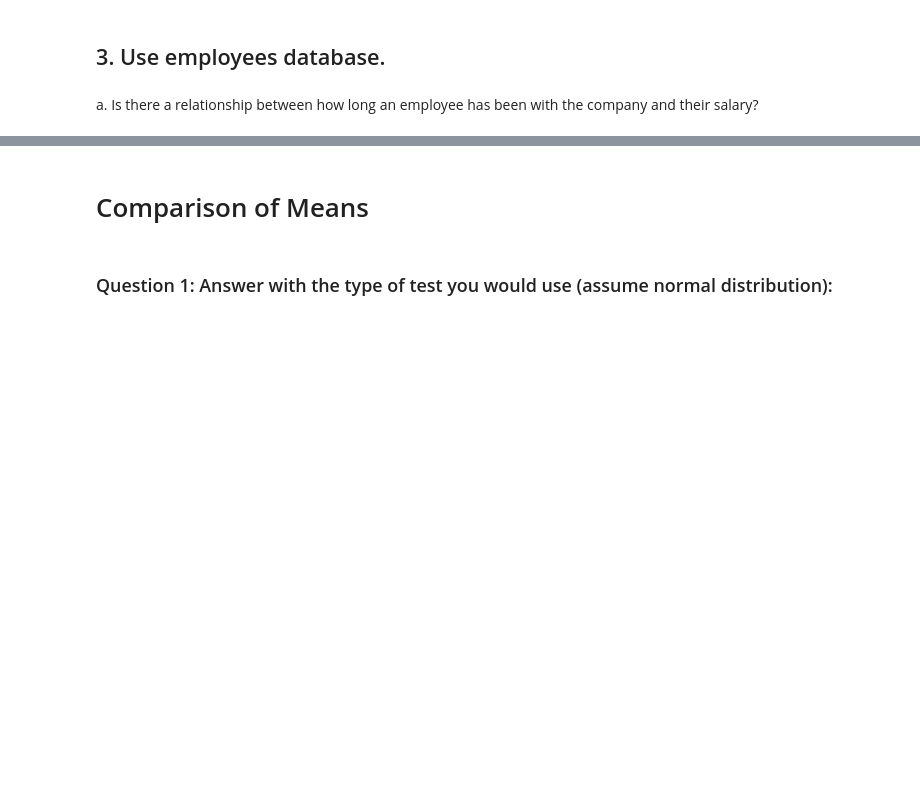
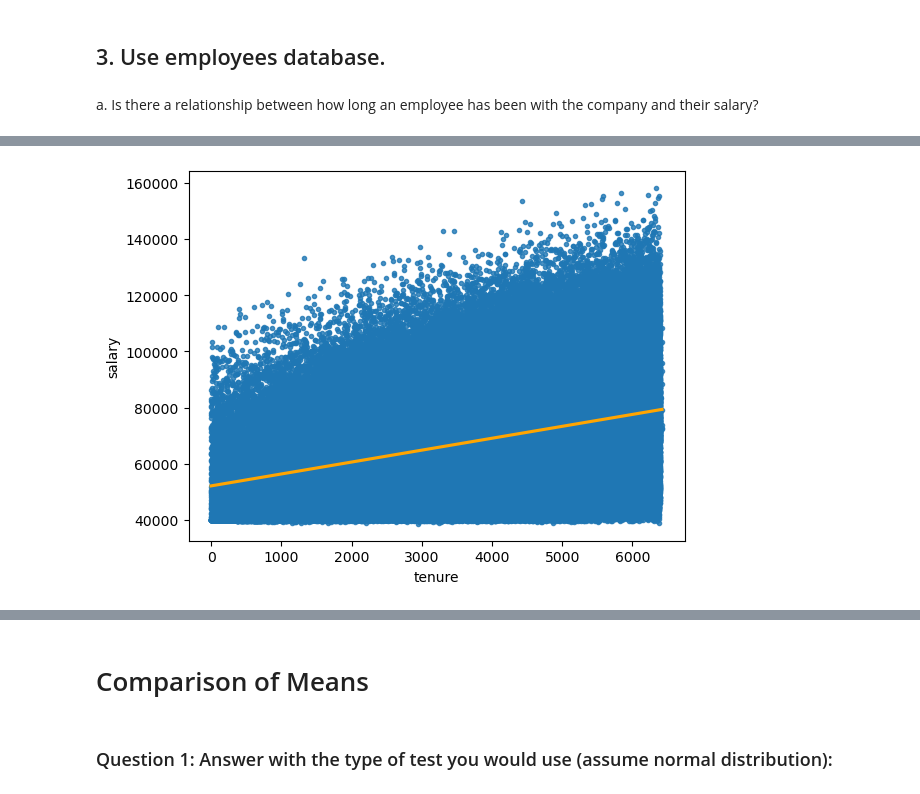
Before and after one commit to NikkideVries/statistics-exercises, a Jupyter notebook: hypothesis_testing.ipynb, the cells around one changed output, grey strips where cells are left out. Saved outputs shown, nothing was run; the diff lists cells and outputs as text; code cells hidden in the pictures; blank space fills up the shorter version.

```diff
--- a/hypothesis_testing.ipynb
+++ b/hypothesis_testing.ipynb
@@ -1002,0 +1135,3 @@ a. Is there a relationship between how long an employee has been with the compan
+# %%
+emp_url = env.get_db_url('employees')
+df = pd.read_sql(query, emp_url)
@@ -1002,0 +1198,7 @@ a. Is there a relationship between how long an employee has been with the compan
+# %%
+#reformatted tenure
+df['tenure'] = (df.to_date - df.hire_date).astype(str).str.split(" ", expand=True)[0]
+# %%
+#convert to int!
+
+df.tenure = df.tenure.astype(int)
@@ -1002,0 +1221,2 @@ a. Is there a relationship between how long an employee has been with the compan
+# %%
+tenure_df = df[['tenure', 'salary']]
@@ -1002,0 +1235,5 @@ a. Is there a relationship between how long an employee has been with the compan
+# %%
+sns.regplot(x='tenure', y = 'salary', data=tenure_df, marker='.', line_kws=dict(color='orange'))
+plt.show()
+# %% [output]
+[figure, added]
```
Also changed, not shown: parts of 123 cells of this notebook, 1 other file.
